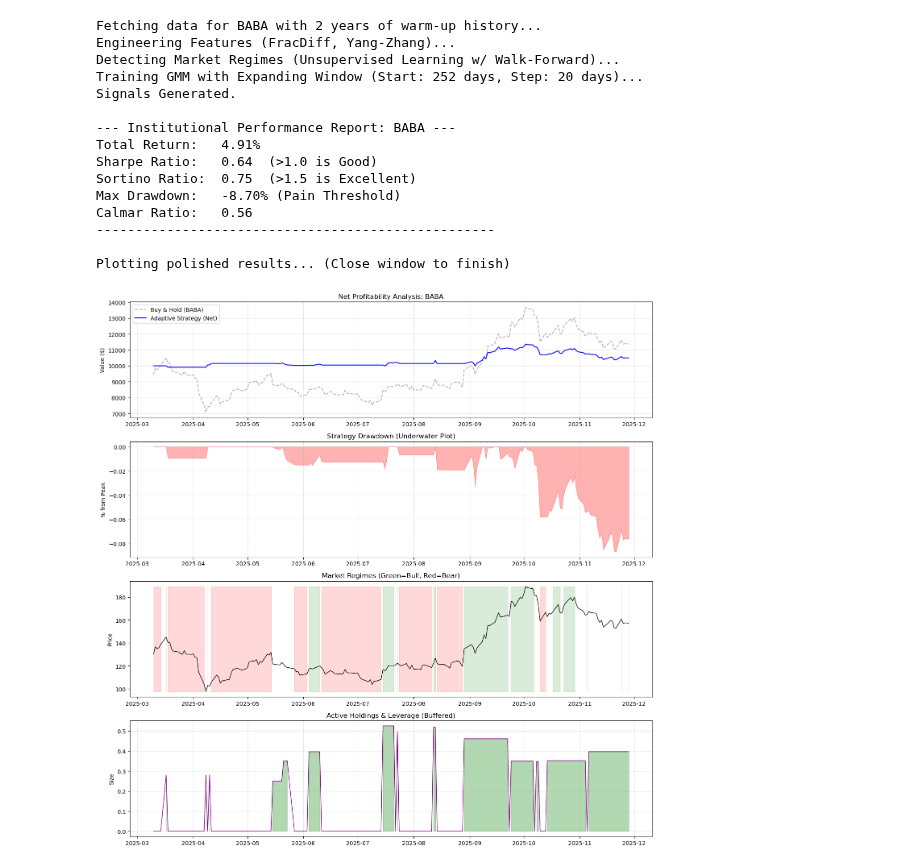
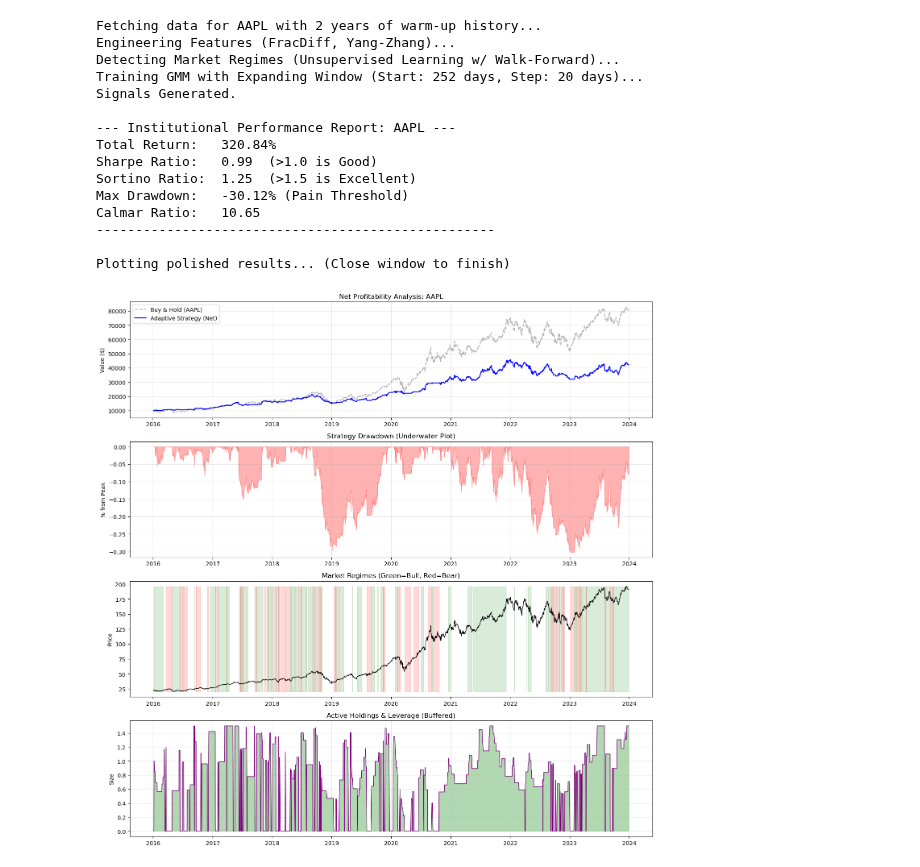
Before and after one commit to gitmichaelqiu/TradingStrategy, a Jupyter notebook: AdaptiveRegimeStrategy.ipynb, the cells around one changed output. Saved outputs shown, nothing was run; the diff lists cells and outputs as text; code cells hidden in the pictures.

```diff
--- a/AdaptiveRegimeStrategy.ipynb
+++ b/AdaptiveRegimeStrategy.ipynb
@@ -430,43 +430,43 @@ class AdaptiveRegimeStrategy(Strategy):
 
 if __name__ == "__main__":
     # Configuration
-    TICKER = "BABA"
-    START = "2025-03-10"
-    END = "2025-12-01"
+    TICKER = "AAPL"
+    START = "2016-01-01" # Testing a longer period
+    END = "2024-01-01"
 
     # Instantiate
     strategy = AdaptiveRegimeStrategy(TICKER, START, END)
 
     try:
         # Fetch with warm-up (e.g., fetch data starting 2013 for 2015 start)
         strategy.fetch_data(warmup_years=2)
         strategy.generate_signals()
 
         # Run Backtest with Transaction Costs and Trade Buffer
         # rebalance_threshold=0.1 means we only trade if size changes by >10%
         strategy.run_backtest(transaction_cost=0.0005, rebalance_threshold=0.1)
 
         strategy.performance_metrics()
 
         print("\nPlotting polished results... (Close window to finish)")
         strategy.plot_results()
 
     except Exception as e:
         print(f"An error occurred: {e}")
 # %% [output]
-Fetching data for BABA with 2 years of warm-up history...
+Fetching data for AAPL with 2 years of warm-up history...
 Engineering Features (FracDiff, Yang-Zhang)...
 Detecting Market Regimes (Unsupervised Learning w/ Walk-Forward)...
 Training GMM with Expanding Window (Start: 252 days, Step: 20 days)...
 Signals Generated.
 
---- Institutional Performance Report: BABA ---
-Total Return:   4.91%
-Sharpe Ratio:   0.64  (>1.0 is Good)
-Sortino Ratio:  0.75  (>1.5 is Excellent)
-Max Drawdown:   -8.70% (Pain Threshold)
-Calmar Ratio:   0.56
+--- Institutional Performance Report: AAPL ---
+Total Return:   320.84%
+Sharpe Ratio:   0.99  (>1.0 is Good)
+Sortino Ratio:  1.25  (>1.5 is Excellent)
+Max Drawdown:   -30.12% (Pain Threshold)
+Calmar Ratio:   10.65
 ---------------------------------------------------
 
 Plotting polished results... (Close window to finish)
-[figure, old version]
+[figure, new version]
```
Also changed, not shown: parts of 1 cell of this notebook.
